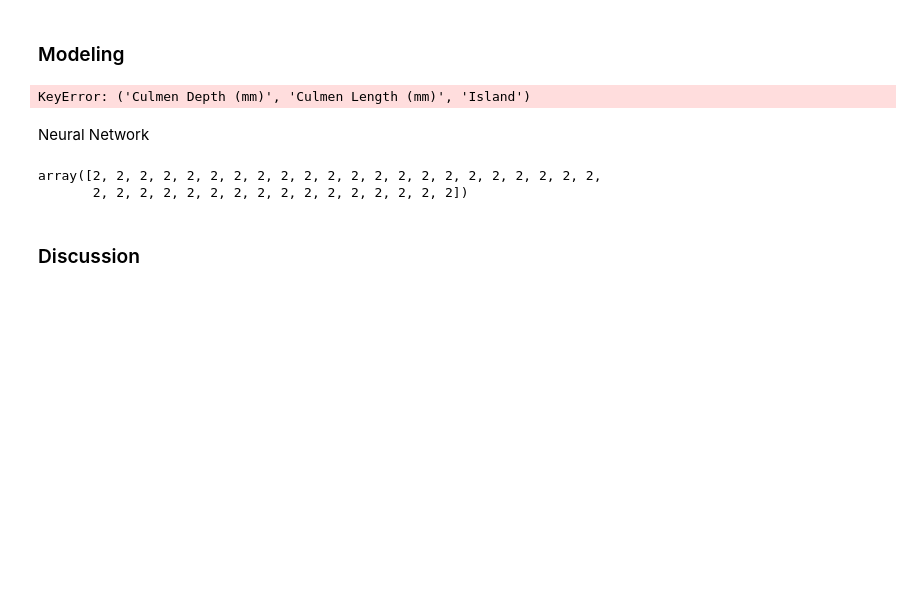
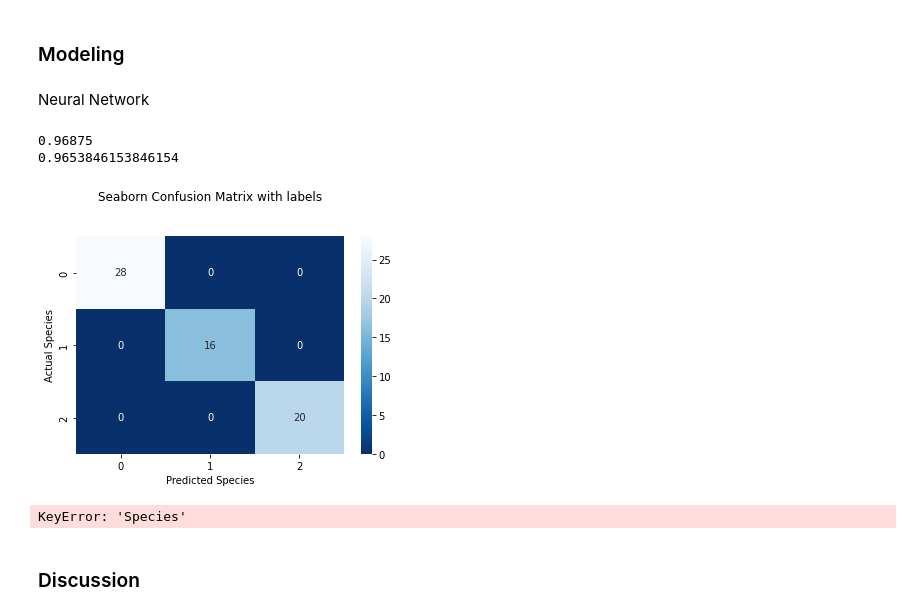
Before and after one commit to ryankkien/penguinsproject, a Jupyter notebook: penguinsproject.ipynb, the cells around one changed output. Cells and saved outputs as stored; diff of their text form; code cells hidden in the pictures; blank space fills up the shorter version.

```diff
--- a/penguinsproject.ipynb
+++ b/penguinsproject.ipynb
@@ -179,9 +194,8 @@ Based on the data we've gotten from above we've decided that Culmen Depth, Culme
 # %% [markdown]
 ### Modeling
 # %%
-X_train = X_train['Culmen Depth (mm)', 'Culmen Length (mm)', 'Island']
+X_train = X_train[['Culmen Depth (mm)', 'Culmen Length (mm)', 'Island']]
+X_test = X_test[['Culmen Depth (mm)', 'Culmen Length (mm)', 'Island']]
-# %% [output]
-KeyError: ('Culmen Depth (mm)', 'Culmen Length (mm)', 'Island')
 # %%
 '''function that makes a confusion matrix using predicted values as compared to actual values'''
 def makeCM(y_pred):
@@ -189,7 +203,7 @@ def makeCM(y_pred):
 
     import seaborn as sns
     cf_matrix = confusion_matrix(y_test, y_pred)
-    ax = sns.heatmap(cf_matrix, annot=True, cmap='Blues')
+    ax = sns.heatmap(cf_matrix, annot=True, cmap='Blues_r')
 
     ax.set_title('Seaborn Confusion Matrix with labels\n\n');
     ax.set_xlabel('Predicted Species')
@@ -206,9 +220,13 @@ Neural Network
 # %%
 from sklearn.neural_network import MLPClassifier
 clf = MLPClassifier(solver='lbfgs', alpha=1e-5,
-                     hidden_layer_sizes=(5, 2), random_state=1)
-clf.fit(X_train, y_train)
-clf.predict(X_test)
+                     hidden_layer_sizes=(10, 2), random_state=1)
+bestmodel = clf.fit(X_train, y_train)
+print(bestmodel.score(X_test, y_test))
+print(bestmodel.score(X_train, y_train))
+
+makeCM(y_test)
 # %% [output]
-array([2, 2, 2, 2, 2, 2, 2, 2, 2, 2, 2, 2, 2, 2, 2, 2, 2, 2, 2, 2, 2, 2,
-       2, 2, 2, 2, 2, 2, 2, 2, 2, 2, 2, 2, 2, 2, 2, 2])
+0.96875
+0.9653846153846154
+[figure, added]
@@ -215,2 +285,6 @@ array([2, 2, 2, 2, 2, 2, 2, 2, 2, 2, 2, 2, 2, 2, 2, 2, 2, 2, 2, 2, 2, 2,
+# %%
+plot_decision_boundary(bestmodel)
+# %% [output]
+KeyError: 'Species'
 # %% [markdown]
 ### Discussion
```
Also changed, not shown: parts of 9 cells of this notebook, 1 other file.
